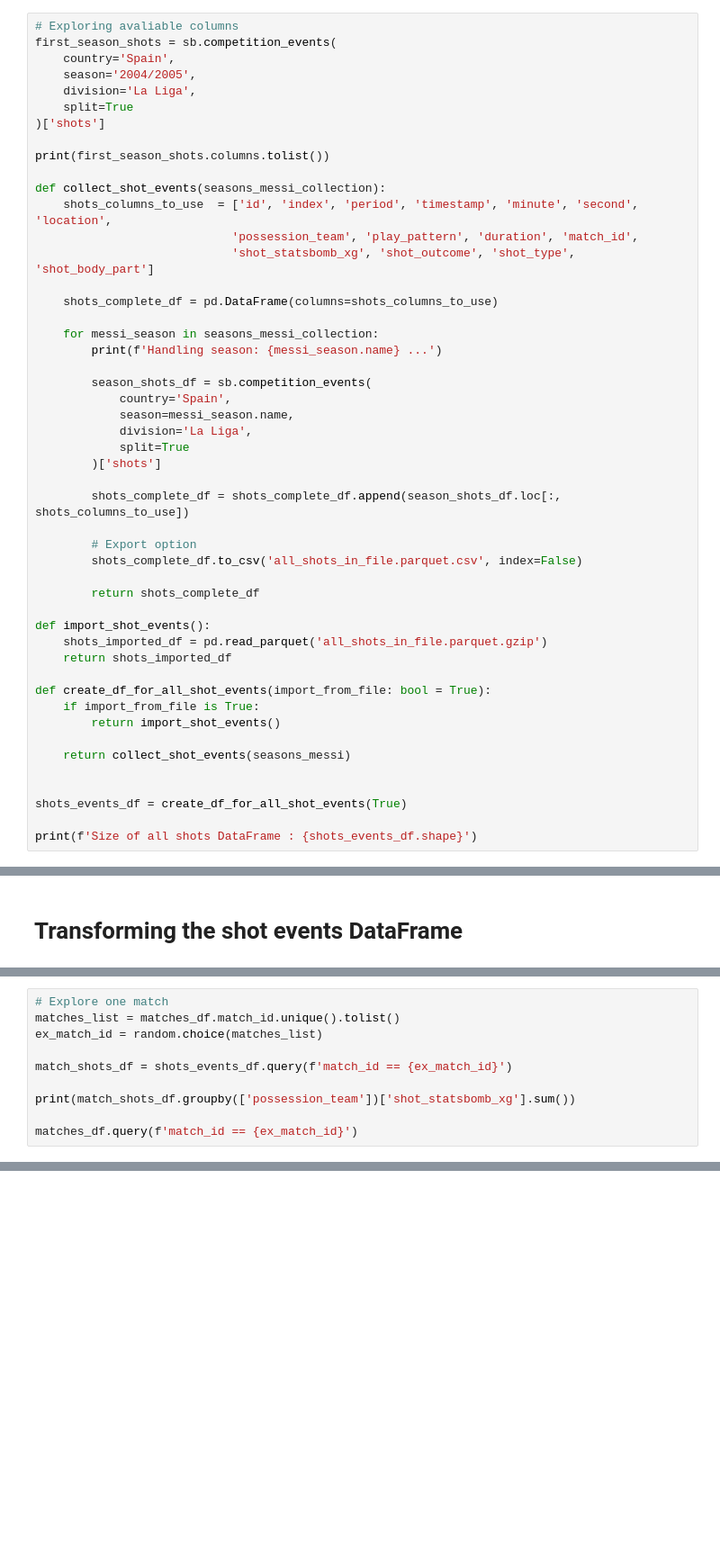
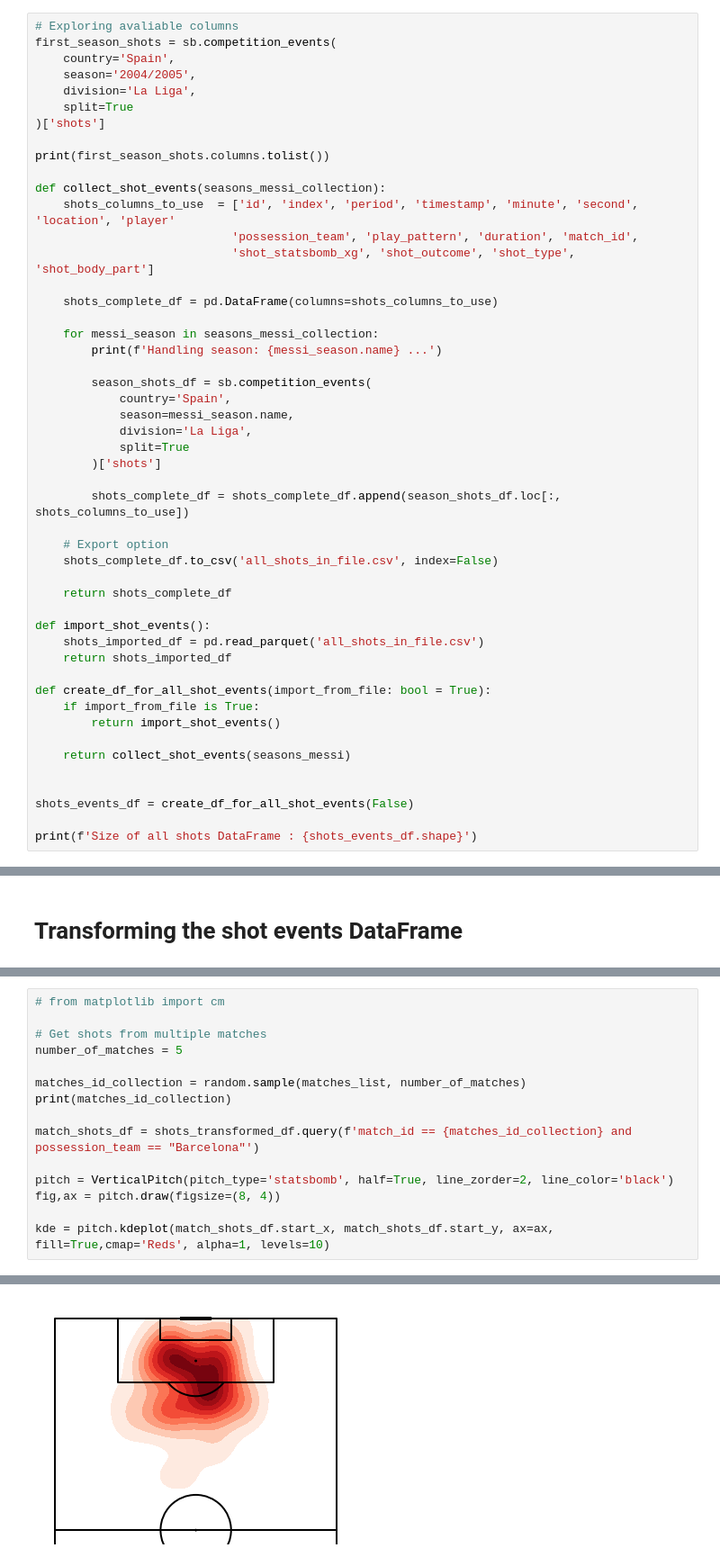
Before and after one commit to MichailPerdikopoulos/Barcelona-Shots---Football-Analytics, a Jupyter notebook: data_collection_messi.ipynb, the cells around one changed output, grey strips where cells are left out. Shown: that part at 90% size. Drawn from its saved outputs; the diff is of its cells as text; blank space fills up the shorter version.

Commit message:
regathering of shot data and kdeplots

```diff
--- a/data_collection_messi.ipynb
+++ b/data_collection_messi.ipynb
@@ -208,7 +201,7 @@ first_season_shots = sb.competition_events(
 print(first_season_shots.columns.tolist())
 
 def collect_shot_events(seasons_messi_collection):
-    shots_columns_to_use  = ['id', 'index', 'period', 'timestamp', 'minute', 'second', 'location',
+    shots_columns_to_use  = ['id', 'index', 'period', 'timestamp', 'minute', 'second', 'location', 'player'
                             'possession_team', 'play_pattern', 'duration', 'match_id',
                             'shot_statsbomb_xg', 'shot_outcome', 'shot_type', 'shot_body_part']
 
@@ -226,13 +219,13 @@ def collect_shot_events(seasons_messi_collection):
 
         shots_complete_df = shots_complete_df.append(season_shots_df.loc[:, shots_columns_to_use])
 
-        # Export option
-        shots_complete_df.to_csv('all_shots_in_file.parquet.csv', index=False)
+    # Export option
+    shots_complete_df.to_csv('all_shots_in_file.csv', index=False)
 
-        return shots_complete_df
+    return shots_complete_df
 
 def import_shot_events():
-    shots_imported_df = pd.read_parquet('all_shots_in_file.parquet.gzip')
+    shots_imported_df = pd.read_parquet('all_shots_in_file.csv')
     return shots_imported_df
 
 def create_df_for_all_shot_events(import_from_file: bool = True):
@@ -242,7 +235,7 @@ def create_df_for_all_shot_events(import_from_file: bool = True):
     return collect_shot_events(seasons_messi)
 
 
-shots_events_df = create_df_for_all_shot_events(True)
+shots_events_df = create_df_for_all_shot_events(False)
 
 print(f'Size of all shots DataFrame : {shots_events_df.shape}')
 # %% [output]
@@ -301,10 +308,0 @@ sns.scatterplot(data=match_shots_df, x='start_y', y='start_x', hue='shot_outcome
-# %%
-# Explore one match
-matches_list = matches_df.match_id.unique().tolist()
-ex_match_id = random.choice(matches_list)
-
-match_shots_df = shots_events_df.query(f'match_id == {ex_match_id}')
-
-print(match_shots_df.groupby(['possession_team'])['shot_statsbomb_xg'].sum())
-
-matches_df.query(f'match_id == {ex_match_id}')
@@ -336,0 +309,16 @@ plt.xticks(rotation=90);
+# %%
+# from matplotlib import cm
+
+# Get shots from multiple matches
+number_of_matches = 5
+
+matches_id_collection = random.sample(matches_list, number_of_matches)
+print(matches_id_collection)
+
+match_shots_df = shots_transformed_df.query(f'match_id == {matches_id_collection} and possession_team == "Barcelona"')
+
+pitch = VerticalPitch(pitch_type='statsbomb', half=True, line_zorder=2, line_color='black')
+fig,ax = pitch.draw(figsize=(8, 4))
+
+kde = pitch.kdeplot(match_shots_df.start_x, match_shots_df.start_y, ax=ax, fill=True,cmap='Reds', alpha=1, levels=10)
+# %% [output]
@@ -336,0 +326 @@ plt.xticks(rotation=90);
+[figure, added]
```
Also changed, not shown: parts of 8 cells of this notebook, 4 other files.
